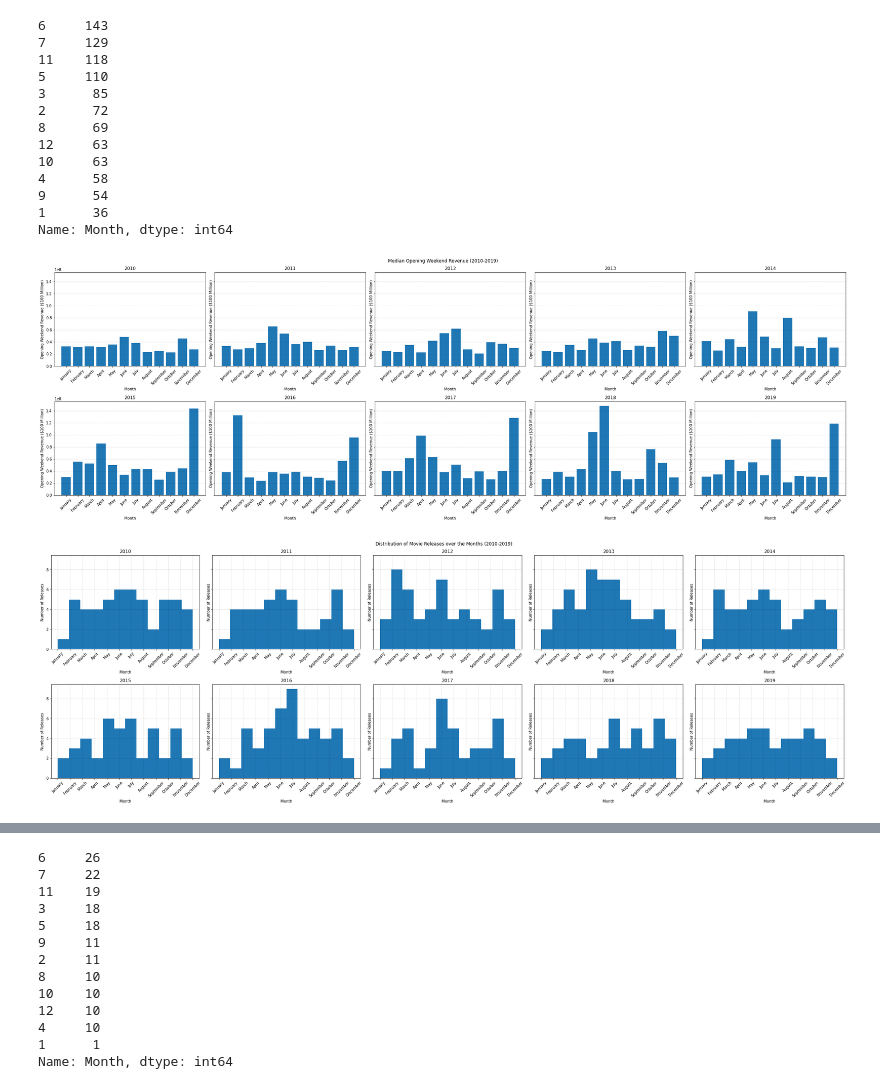
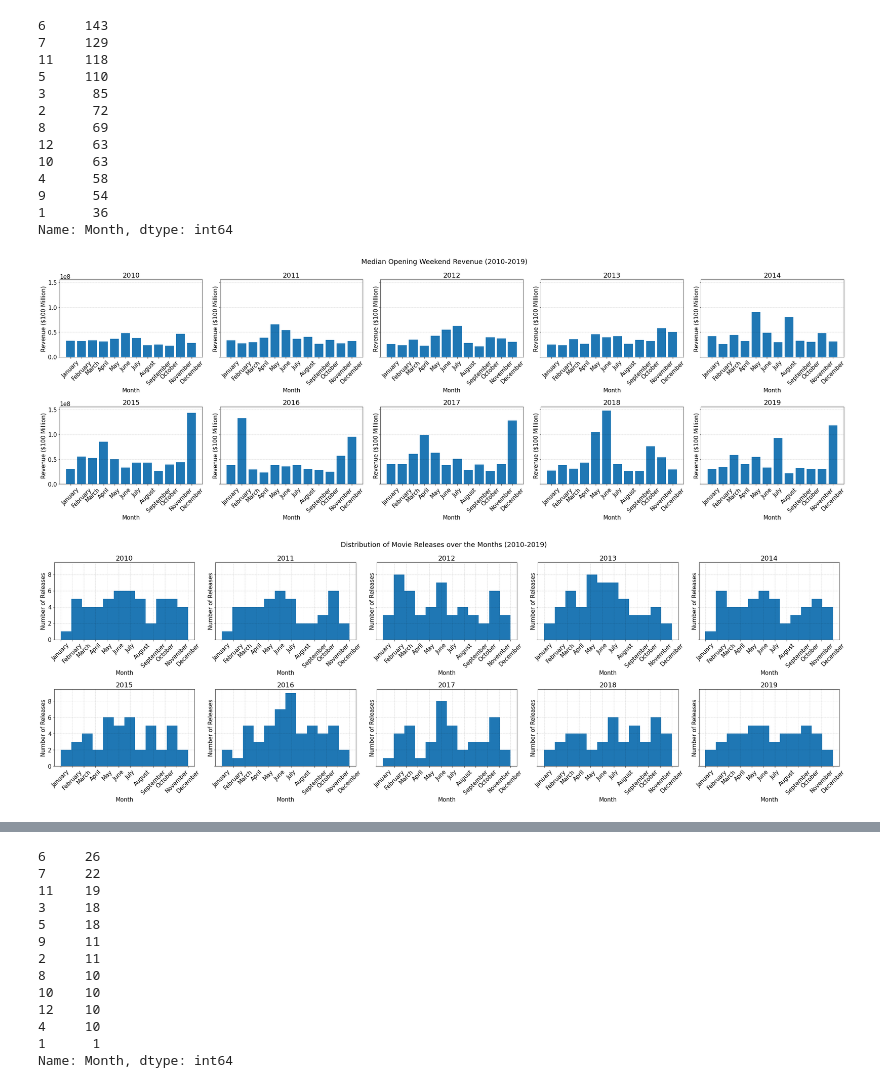
Before and after one commit to noodleybroodley/Opening-Weekend-Box-Office-Revenue, a Jupyter notebook: notebooks/test.ipynb, the cells around one changed output, grey strips where cells are left out. Saved outputs shown, nothing was run; the diff lists cells and outputs as text; code cells hidden in the pictures.

Commit message:
changed graph font sizes

```diff
--- a/notebooks/test.ipynb
+++ b/notebooks/test.ipynb
@@ -187,21 +188,21 @@ def create_year_bargraphs(dataframe):
 			col.title.set_text(f'{year_list[i]}')
 			col.set_xticklabels(month_list,rotation=45)
 			col.set_xlabel('Month')
-			col.set_ylabel('Opening Weekend Revenue ($100 Million)')
+			col.set_ylabel('Revenue ($100 Million)')
 			col.grid(axis="y", color="black", alpha=.5, linewidth=.5, linestyle=":")
 			i+=1
 
 	#plt.setp(axes, xticks=list(range(0,12)),xticklabels=month_list)
 	fig.suptitle('Median Opening Weekend Revenue (2010-2019)')
 
-
+	plt.rc('xtick', labelsize=15)
 	plt.xticks(rotation=45)
 	plt.tight_layout()
 	plt.show()
 
 create_year_bargraphs(df)
 # %% [output]
-[figure, old version]
+[figure, new version]
 # %%
 def create_year_hist(dataframe):
 	'''
@@ -213,34 +214,35 @@ def create_year_hist(dataframe):
 	'''
 	month_list = ['January','February','March','April',
 	              'May', 'June', 'July', 'August',
 				  'September', 'October', 'November', 'December']
 
 	month_year_df = dataframe[['Month','Year','Opening']]
 	year_list = [x for x in range(2010,2020)]
 
 	fig, axes = plt.subplots(nrows=2, ncols=5, figsize=(30,10), sharey=True)
 	i = 0
 	for row in axes:
 		for col in row:
 			month_series= month_year_df.loc[(month_year_df.Year==year_list[i]),['Month']]
 			col.hist(x=month_series, bins=12)
 			col.title.set_text(f'{year_list[i]}')
 			col.set_xlabel('Month')
 			col.set_ylabel('Number of Releases')
 			col.grid(axis="x", color="black", alpha=.5, linewidth=.5, linestyle=":")
 			col.grid(axis="y", color="black", alpha=.5, linewidth=.5, linestyle=":")
 			col.set_xticklabels(month_list,rotation=45)
 			i+=1
 
 	#plt.setp(axes, xticks=list(range(0,12)),xticklabels=month_list)
 	fig.suptitle('Distribution of Movie Releases over the Months (2010-2019)')
+	plt.rc('xtick', labelsize=15)
 	plt.setp(axes, xticks=list(range(1,13)))
 	plt.tight_layout()
 	plt.show()
 
 create_year_hist(df)
 # %% [output]
-[figure, old version]
+[figure, new version]
 # %%
 df['Distributor'].value_counts()
 # %% [output]
```
Also changed, not shown: parts of 3 cells of this notebook, 6 other files.
